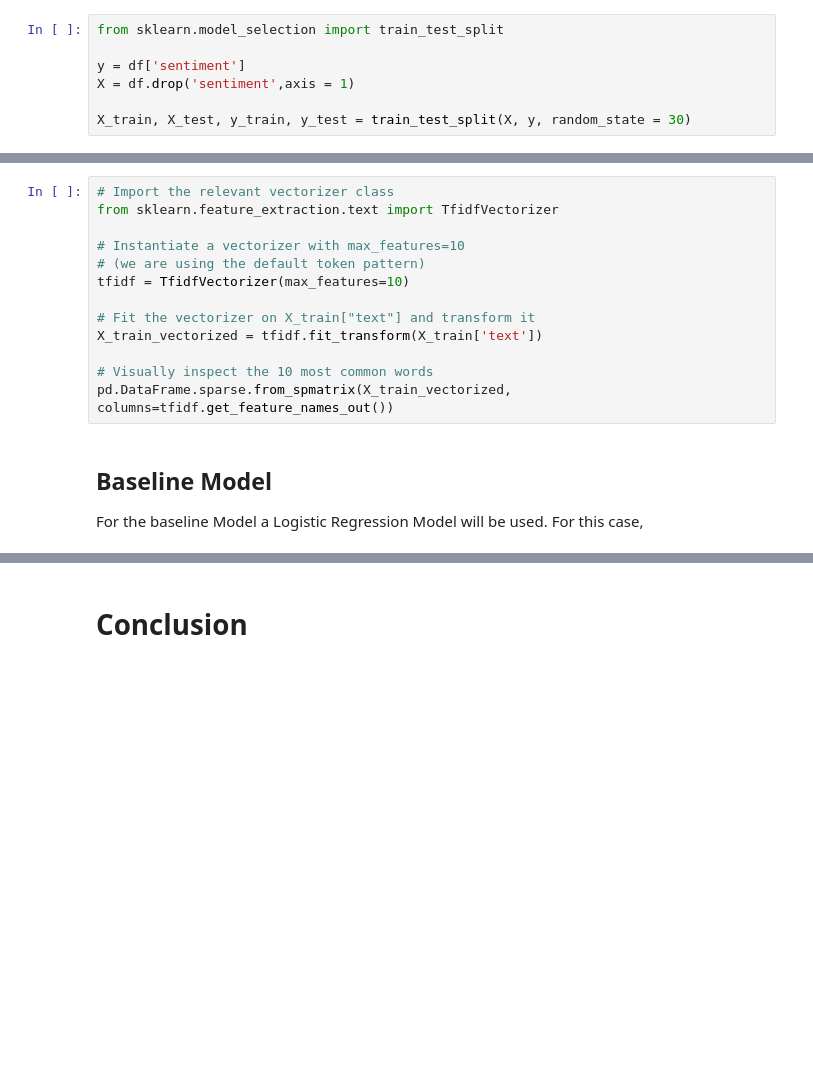
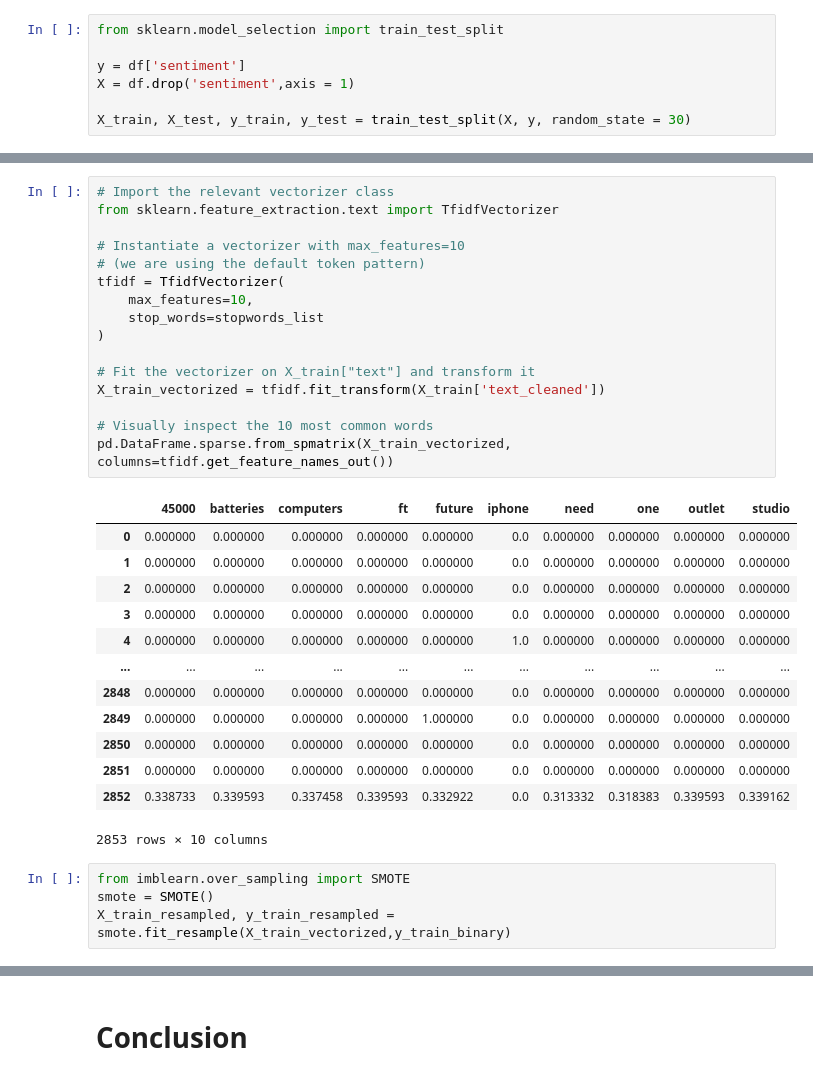
Before and after one commit to mkearns17/NLP_Project, a Jupyter notebook: notebook.ipynb, the cells around one changed output, grey strips where cells are left out. Drawn from its saved outputs; the diff is of its cells as text; blank space fills up the shorter version.

Commit message:
Baseline Model Created

```diff
--- a/notebook.ipynb
+++ b/notebook.ipynb
@@ -243,17 +285,34 @@ print(y_train.value_counts(normalize = True))
 # %%
 # Import the relevant vectorizer class
 from sklearn.feature_extraction.text import TfidfVectorizer
 
 # Instantiate a vectorizer with max_features=10
 # (we are using the default token pattern)
-tfidf = TfidfVectorizer(max_features=10)
+tfidf = TfidfVectorizer(
+    max_features=10,
+    stop_words=stopwords_list
+)
 
 # Fit the vectorizer on X_train["text"] and transform it
-X_train_vectorized = tfidf.fit_transform(X_train['text'])
+X_train_vectorized = tfidf.fit_transform(X_train['text_cleaned'])
 
 # Visually inspect the 10 most common words
 pd.DataFrame.sparse.from_spmatrix(X_train_vectorized, columns=tfidf.get_feature_names_out())
+# %% [output]
+|  | 45000 | batteries | computers | ft | future | iphone | need | one | outlet | studio |
+| 0 | 0.000000 | 0.000000 | 0.000000 | 0.000000 | 0.000000 | 0.0 | 0.000000 | 0.000000 | 0.000000 | 0.000000 |
+| 1 | 0.000000 | 0.000000 | 0.000000 | 0.000000 | 0.000000 | 0.0 | 0.000000 | 0.000000 | 0.000000 | 0.000000 |
+| 2 | 0.000000 | 0.000000 | 0.000000 | 0.000000 | 0.000000 | 0.0 | 0.000000 | 0.000000 | 0.000000 | 0.000000 |
+| 3 | 0.000000 | 0.000000 | 0.000000 | 0.000000 | 0.000000 | 0.0 | 0.000000 | 0.000000 | 0.000000 | 0.000000 |
+| 4 | 0.000000 | 0.000000 | 0.000000 | 0.000000 | 0.000000 | 1.0 | 0.000000 | 0.000000 | 0.000000 | 0.000000 |
+| ... | ... | ... | ... | ... | ... | ... | ... | ... | ... | ... |
+| 2848 | 0.000000 | 0.000000 | 0.000000 | 0.000000 | 0.000000 | 0.0 | 0.000000 | 0.000000 | 0.000000 | 0.000000 |
+| 2849 | 0.000000 | 0.000000 | 0.000000 | 0.000000 | 1.000000 | 0.0 | 0.000000 | 0.000000 | 0.000000 | 0.000000 |
+| 2850 | 0.000000 | 0.000000 | 0.000000 | 0.000000 | 0.000000 | 0.0 | 0.000000 | 0.000000 | 0.000000 | 0.000000 |
+| 2851 | 0.000000 | 0.000000 | 0.000000 | 0.000000 | 0.000000 | 0.0 | 0.000000 | 0.000000 | 0.000000 | 0.000000 |
+| 2852 | 0.338733 | 0.339593 | 0.337458 | 0.339593 | 0.332922 | 0.0 | 0.313332 | 0.318383 | 0.339593 | 0.339162 |
+2853 rows × 10 columns
-# %% [markdown]
-## Baseline Model
-
-For the baseline Model a Logistic Regression Model will be used. For this case,
+# %%
+from imblearn.over_sampling import SMOTE
+smote = SMOTE()
+X_train_resampled, y_train_resampled = smote.fit_resample(X_train_vectorized,y_train_binary)
```
Also changed, not shown: parts of 7 cells of this notebook.
